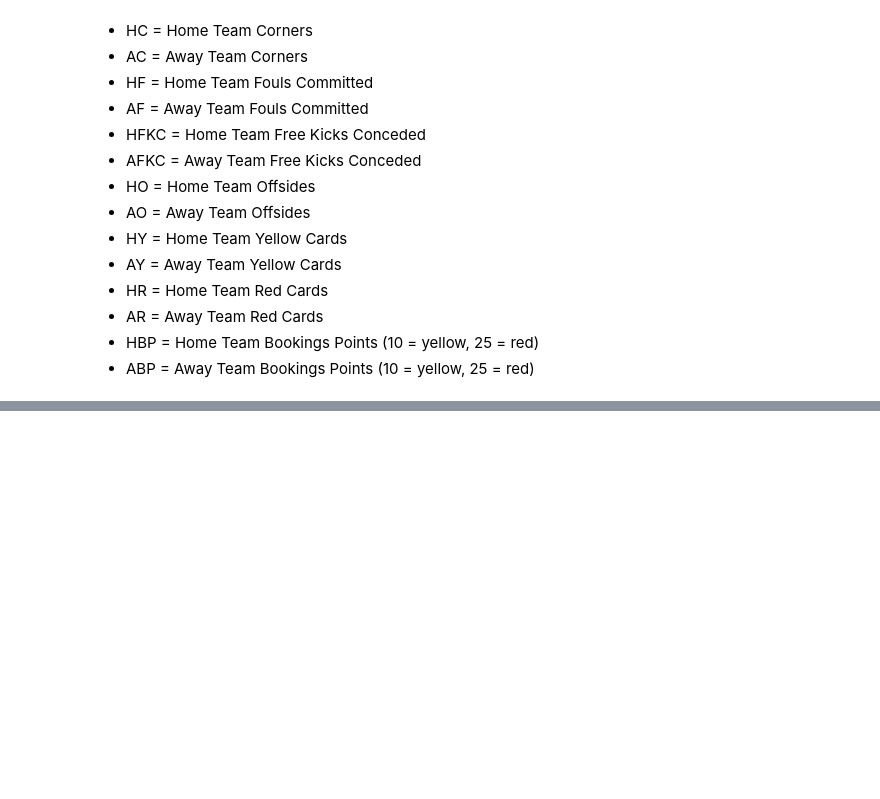
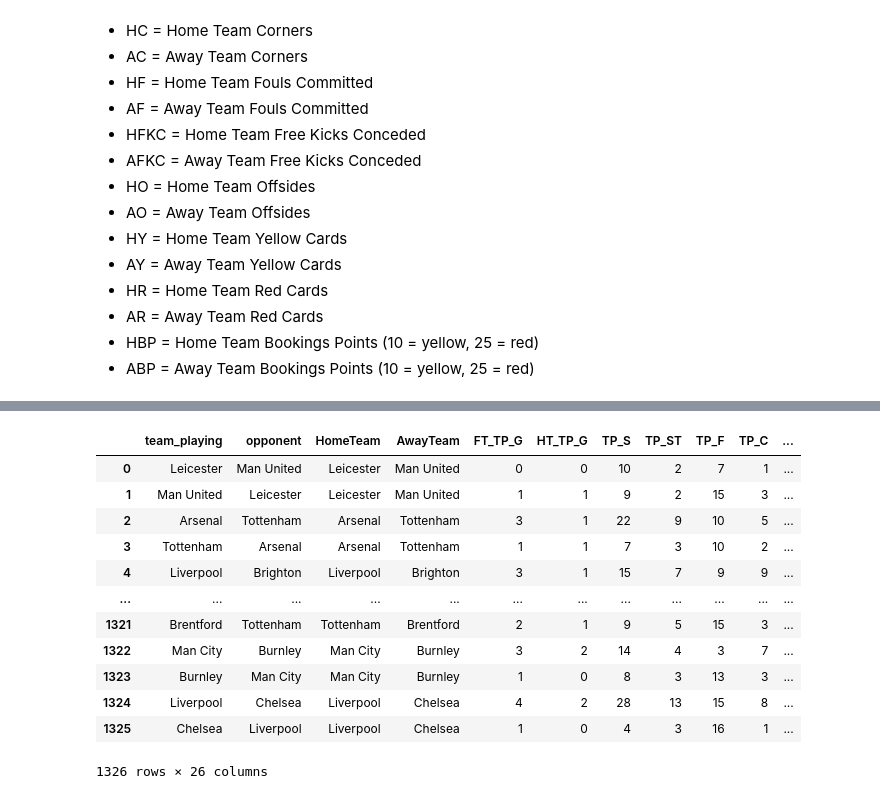
Before and after one commit to adilsaid64/bayesian-football-match-prediction, a Jupyter notebook: data-prep.ipynb, the cells around one changed output, grey strips where cells are left out. Cells and saved outputs as stored; diff of their text form; code cells hidden in the pictures; blank space fills up the shorter version.

```diff
--- a/data-prep.ipynb
+++ b/data-prep.ipynb
@@ -147,0 +181,18 @@ df = df.sort_values(by= ['Date', 'Hour']).reset_index(drop = True)
+# %%
+df_final = pd.concat([df, df2], ignore_index=True)
+df_final = df_final.sort_values(by = ['Year', 'Day', 'Month', 'Hour', 'Referee']).reset_index(drop = True)
+df_final
+# %% [output]
+|  | team_playing | opponent | HomeTeam | AwayTeam | FT_TP_G | HT_TP_G | TP_S | TP_ST | TP_F | TP_C | ... |
+| 0 | Leicester | Man United | Leicester | Man United | 0 | 0 | 10 | 2 | 7 | 1 | ... |
+| 1 | Man United | Leicester | Leicester | Man United | 1 | 1 | 9 | 2 | 15 | 3 | ... |
+| 2 | Arsenal | Tottenham | Arsenal | Tottenham | 3 | 1 | 22 | 9 | 10 | 5 | ... |
+| 3 | Tottenham | Arsenal | Arsenal | Tottenham | 1 | 1 | 7 | 3 | 10 | 2 | ... |
+| 4 | Liverpool | Brighton | Liverpool | Brighton | 3 | 1 | 15 | 7 | 9 | 9 | ... |
+| ... | ... | ... | ... | ... | ... | ... | ... | ... | ... | ... | ... |
+| 1321 | Brentford | Tottenham | Tottenham | Brentford | 2 | 1 | 9 | 5 | 15 | 3 | ... |
+| 1322 | Man City | Burnley | Man City | Burnley | 3 | 2 | 14 | 4 | 3 | 7 | ... |
+| 1323 | Burnley | Man City | Man City | Burnley | 1 | 0 | 8 | 3 | 13 | 3 | ... |
+| 1324 | Liverpool | Chelsea | Liverpool | Chelsea | 4 | 2 | 28 | 13 | 15 | 8 | ... |
+| 1325 | Chelsea | Liverpool | Liverpool | Chelsea | 1 | 0 | 4 | 3 | 16 | 1 | ... |
+1326 rows × 26 columns
```
Also changed, not shown: parts of 18 cells of this notebook.
